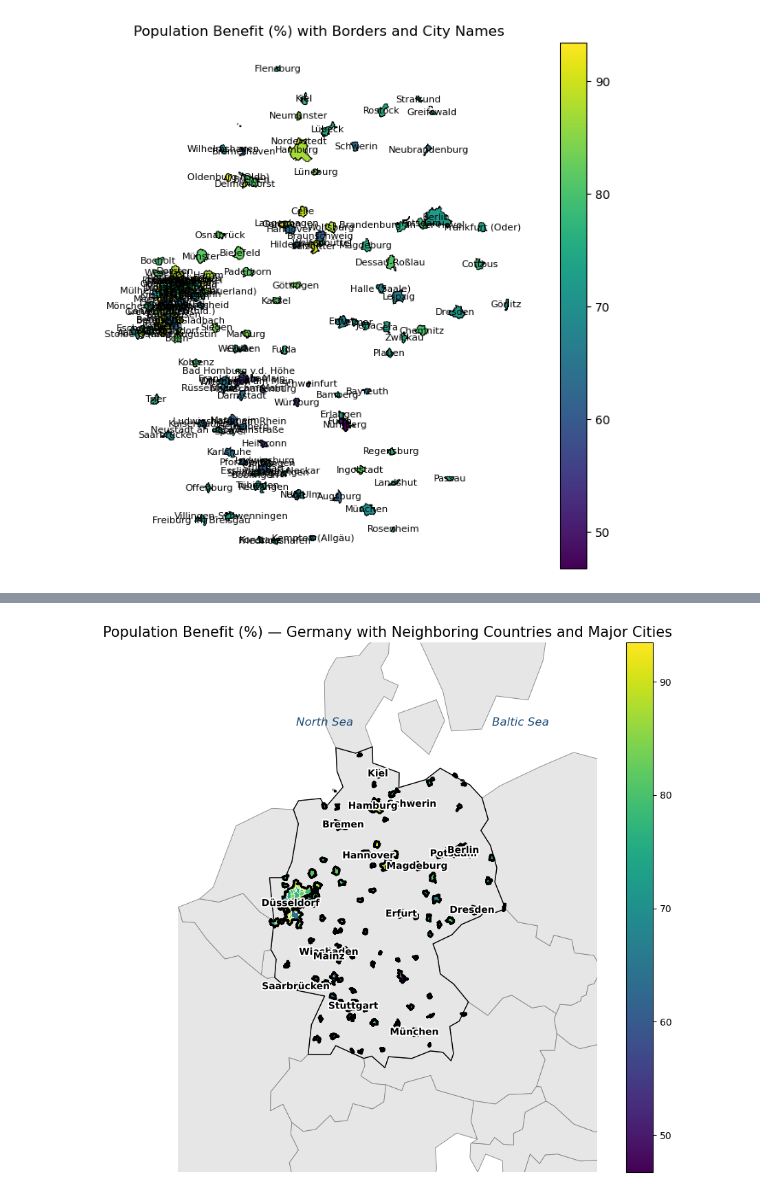
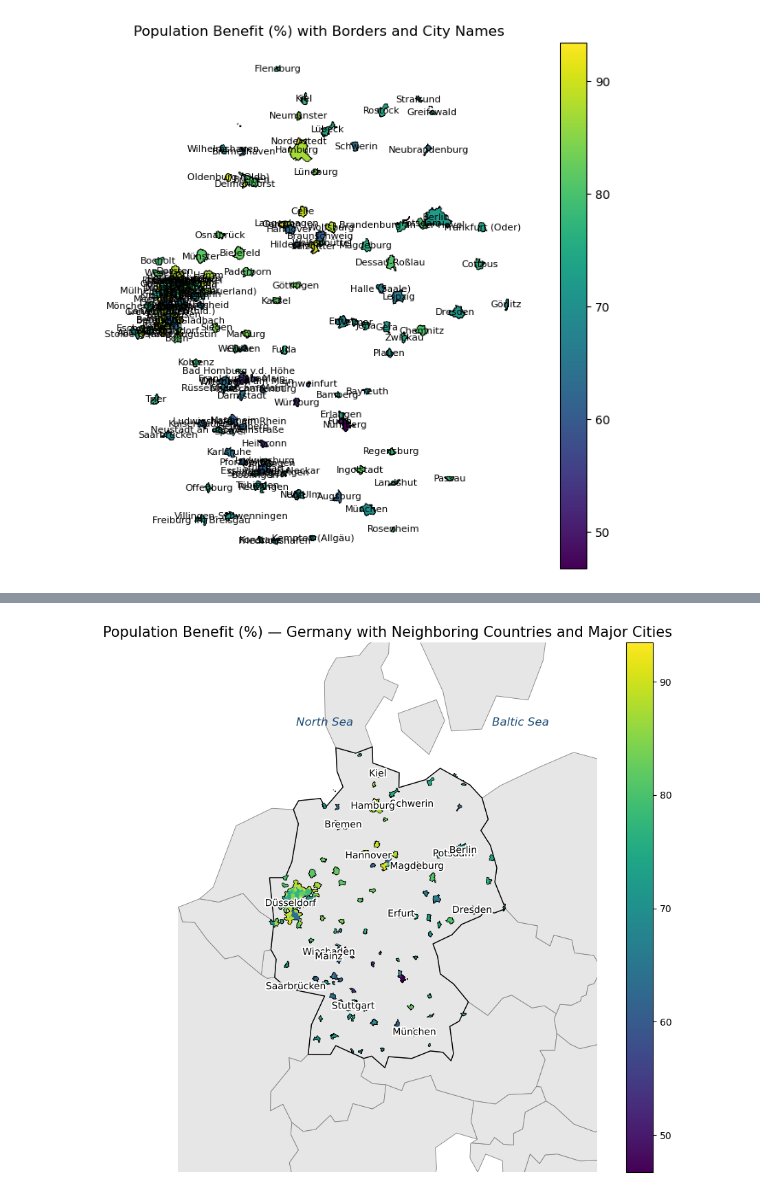
Before and after one commit to ioer-dresden/jupyter-book-ioerdata, a Jupyter notebook: notebooks/ioerdata_api/03_basic_visualization.ipynb, the cells around one changed output, grey strips where cells are left out. Saved outputs shown, nothing was run; the diff lists cells and outputs as text; code cells hidden in the pictures.

```diff
--- a/notebooks/ioerdata_api/03_basic_visualization.ipynb
+++ b/notebooks/ioerdata_api/03_basic_visualization.ipynb
@@ -137,7 +137,7 @@ gdf.plot(
 )
 
 city_borders.plot(ax=ax, linewidth=0.4, color="white", alpha=0.9)
-country_outline.plot(ax=ax, linewidth=1.8, color="black")
+country_outline.plot(ax=ax, linewidth=0.5, color="black")
 
 # Add clean labels (with white halo)
 if len(label_gdf) > 0:
@@ -145,7 +145,7 @@ if len(label_gdf) > 0:
     for x, y, name in zip(pts.x, pts.y, label_gdf[name_col].astype(str)):
         txt = ax.text(
             x, y, name,
-            fontsize=10, fontweight="bold",
+            fontsize=10, fontweight="regular",
             ha="center", va="center",
             color="black",
             zorder=10
@@ -198,14 +198,14 @@ gdf.plot(
 )
 
 city_borders.plot(ax=ax, linewidth=0.4, color="white", alpha=0.9)
-country_outline.plot(ax=ax, linewidth=1.8, color="black")
+country_outline.plot(ax=ax, linewidth=0.5, color="black")
 
 # Labels with halo
 pts = label_gdf.geometry.representative_point()
 for x, y, name in zip(pts.x, pts.y, label_gdf[name_col].astype(str)):
     txt = ax.text(
         x, y, name,
-        fontsize=9, fontweight="bold",
+        fontsize=9, fontweight="regular",
         ha="center", va="center",
         color="black",
         zorder=10
@@ -269,34 +269,34 @@ gdf_wgs.plot(
 city_borders.plot(ax=ax, linewidth=0.35, color="white", alpha=0.9, zorder=4)
 
 # Outer dataset border
-country_outline_from_gdf.plot(ax=ax, linewidth=2.0, color="black", zorder=5)
+country_outline_from_gdf.plot(ax=ax, linewidth=0.5, color="black", zorder=5)
 
 # --- Add Clean City Labels ---
 if len(label_gdf) > 0:
     pts = label_gdf.geometry.representative_point()
     for x, y, name in zip(pts.x, pts.y, label_gdf[name_col].astype(str)):
         txt = ax.text(
             x, y, name,
             fontsize=10,
-            fontweight="bold",
+            fontweight="regular",
             ha="center",
             va="center",
             color="black",
             zorder=10
         )
         # White halo for readability
         txt.set_path_effects([pe.withStroke(linewidth=3, foreground="white")])
 
 # Sea labels
 ax.text(7.0, 55.5, "North Sea", fontsize=12, fontstyle="italic", color="#1f4e79")
 ax.text(14.5, 55.5, "Baltic Sea", fontsize=12, fontstyle="italic", color="#1f4e79")
 
 # Final layout
 ax.set_xlim(extent[0], extent[1])
 ax.set_ylim(extent[2], extent[3])
 ax.set_axis_off()
 ax.set_title("Population Benefit (%) — Germany with Neighboring Countries and Major Cities", fontsize=15)
 
 plt.show()
 # %% [output]
-[figure, old version]
+[figure, new version]
```
Also changed, not shown: parts of 2 cells of this notebook.
